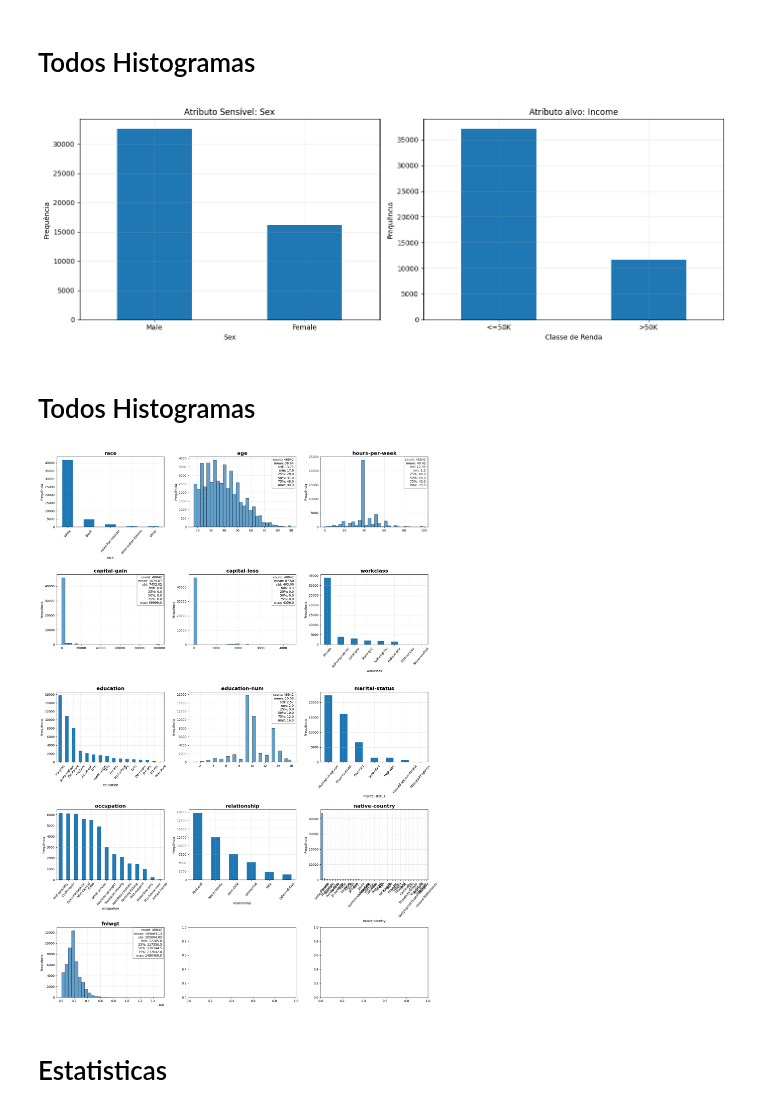
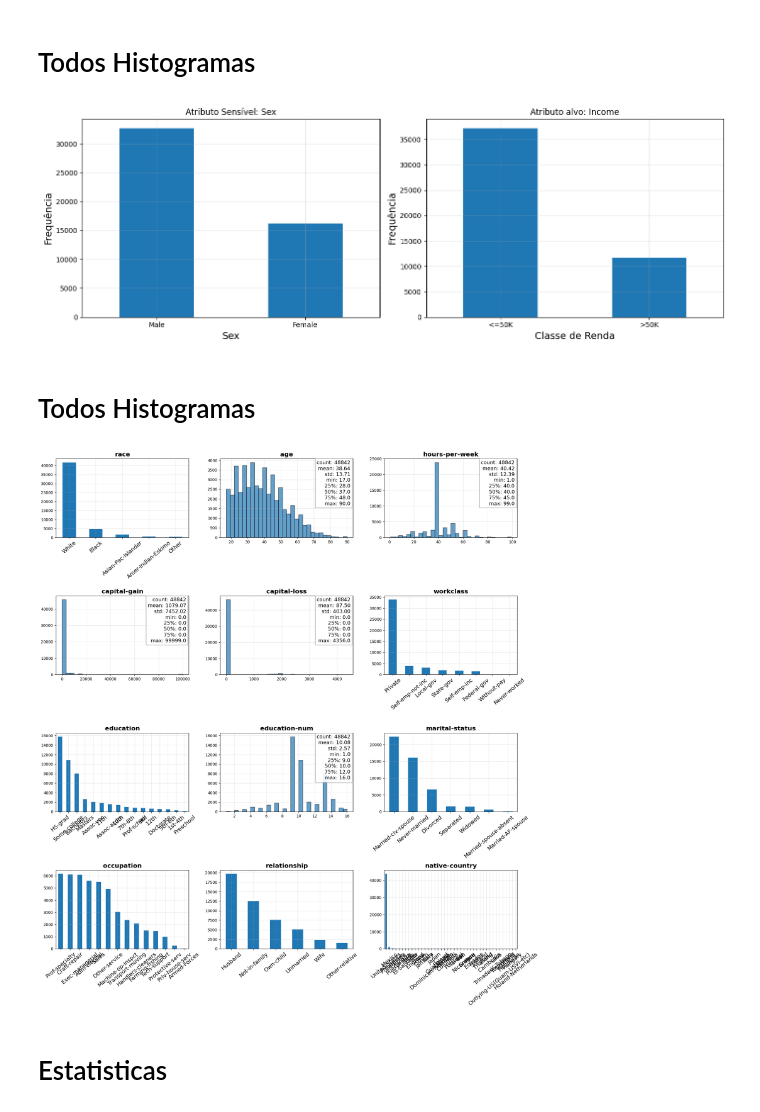
Before and after one commit to lamgarcia/tcc_ufrgs, a Jupyter notebook: TCC_notebooks/PRINCIPAL_de_Gráficos_TCC_Análise_dos_Datasets_.ipynb, the cells around one changed output. Saved outputs shown, nothing was run; the diff lists cells and outputs as text; code cells hidden in the pictures.

```diff
--- a/TCC_notebooks/PRINCIPAL_de_Gráficos_TCC_Análise_dos_Datasets_.ipynb
+++ b/TCC_notebooks/PRINCIPAL_de_Gráficos_TCC_Análise_dos_Datasets_.ipynb
@@ -36,8 +36,8 @@ for ax, col in zip(axes, columns):
         df[col].value_counts().plot(kind="bar", ax=ax)
 
     ax.set_title(labels[col]["title"])
-    ax.set_xlabel(labels[col]["xlabel"])
-    ax.set_ylabel(labels[col]["ylabel"])
+    ax.set_xlabel(labels[col]["xlabel"],fontsize=14)
+    ax.set_ylabel(labels[col]["ylabel"],fontsize=14)
     ax.grid(alpha=0.3)
     ax.tick_params(axis="x", labelrotation=0)
 
@@ -45,7 +45,7 @@ plt.savefig("metod_hist_sensitive_income.jpg",format="jpg", dpi=300, bbox_inches
 plt.tight_layout()
 plt.show()
 # %% [output]
-[figure, old version]
+[figure, new version]
 # %% [markdown]
 # Todos Histogramas
 # %%
@@ -55,7 +55,7 @@ import math
 
 # ====== CONFIGURAÇÃO ======
 csv_path = "adult_sklearn.csv"
-columns_to_plot = ["race","age", "hours-per-week", "capital-gain","capital-loss",	"workclass","education","education-num","marital-status","occupation","relationship","native-country","fnlwgt"]
+columns_to_plot = ["race","age", "hours-per-week", "capital-gain","capital-loss",	"workclass","education","education-num","marital-status","occupation","relationship","native-country"]
 
 
 n_cols = 3  # Sweetviz normalmente distribui em grids
@@ -85,42 +85,43 @@ def add_stats_box(ax, series):
     ax.text(
         0.98, 0.98, text,
         transform=ax.transAxes,
-        fontsize=10,
+        fontsize=13,
         va='top', ha='right',
         bbox=dict(facecolor="white", edgecolor="gray", alpha=0.9)
     )
 
 # ====== PLOT ESTILO SWEETVIZ ======
 for idx, col in enumerate(columns_to_plot):
     ax = axes[idx]
 
     try:
         # Colunas numéricas: histograma
         if pd.api.types.is_numeric_dtype(df[col]):
             ax.hist(df[col].dropna(), bins=30, alpha=0.7, edgecolor="black")
         else:
             # Colunas categóricas: barras de contagem
             df[col].value_counts().plot(kind="bar", ax=ax)
-            plt.setp(ax.get_xticklabels(), rotation=50, ha="center")
+            plt.setp(ax.get_xticklabels(), rotation=40, ha="center",fontsize=14)
+            ax.set_xlabel("")
 
 
         ax.set_title(f"{col}", fontsize=16, fontweight="bold")
-        ax.set_ylabel("Frequência")
+        #ax.set_ylabel("Frequência",fontsize=13)
         ax.grid(alpha=0.3)
 
         # Caixa de estatísticas estilo "info box"
         add_stats_box(ax, df[col])
 
     except Exception as e:
         #ax.text(0.5, 0.5, f"Erro ao plotar {col}\n{e}", ha='center')
         pass
 
 plt.tight_layout()
 plt.savefig("metod_hist_features.jpg",format="jpg", dpi=300, bbox_inches="tight")
 
 plt.show()
 # %% [output]
-[figure, old version]
+[figure, new version]
 # %% [markdown]
 # Estatisticas
 # %%
```
Also changed, not shown: parts of 3 cells of this notebook.
